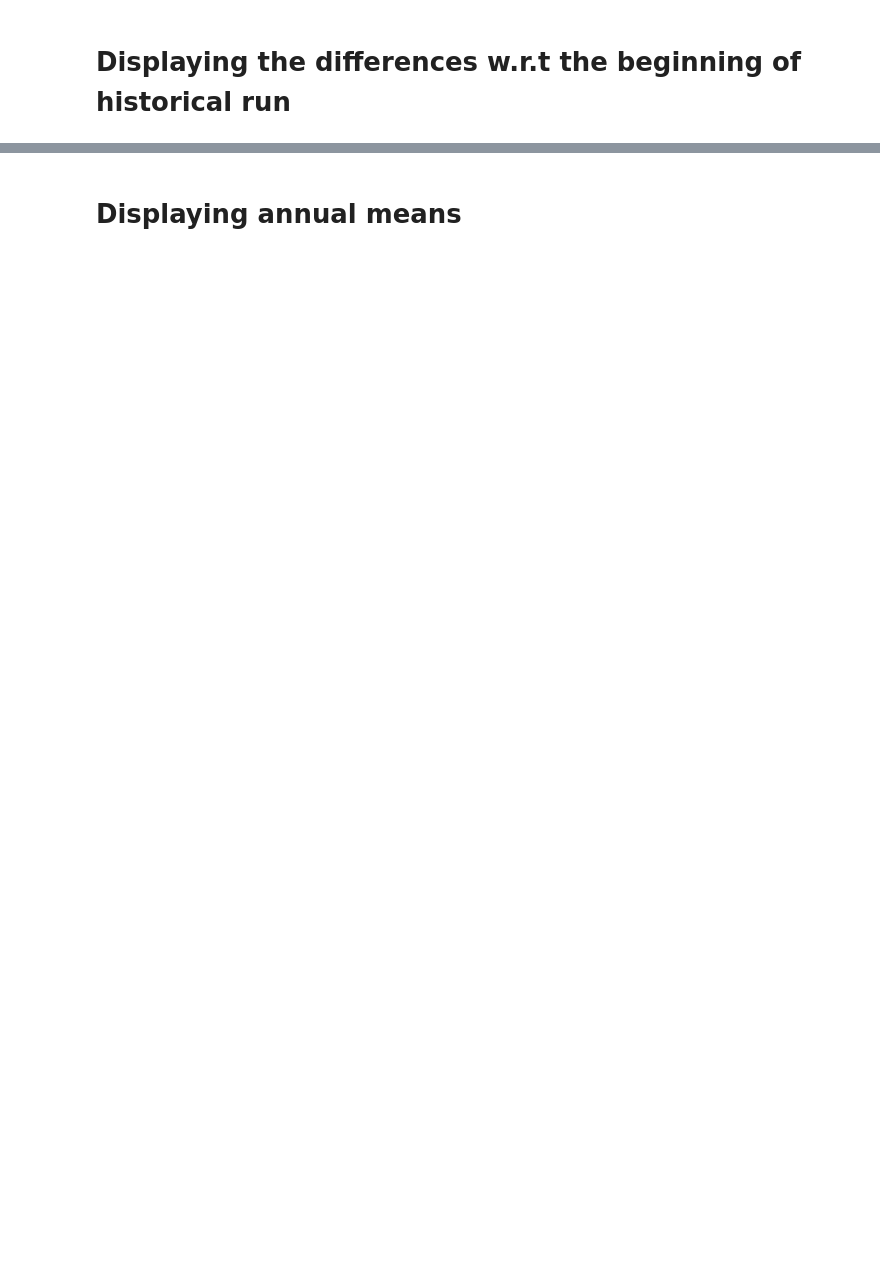
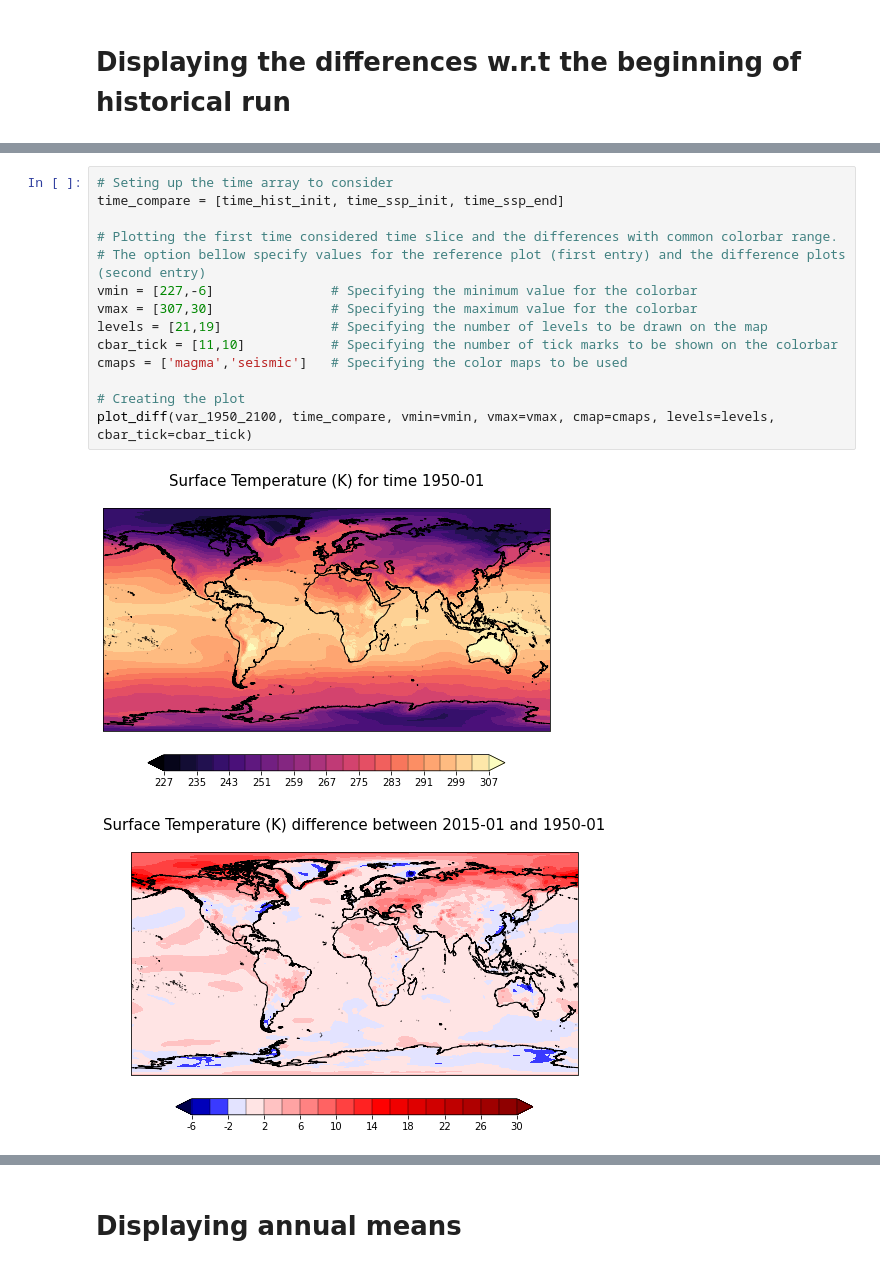
Before and after one commit to NCAR/ncarismipplots, a Jupyter notebook: notebooks/CESM_display_final.ipynb, the cells around one changed output, grey strips where cells are left out. Drawn from its saved outputs; the diff is of its cells as text; blank space fills up the shorter version.

```diff
--- a/notebooks/CESM_display_final.ipynb
+++ b/notebooks/CESM_display_final.ipynb
@@ -664,0 +703,17 @@ plot_diff(var_1950_2100, time_compare, vmin=vmin, vmax=vmax, cmap=cmaps, levels=
+# %%
+# Seting up the time array to consider
+time_compare = [time_hist_init, time_ssp_init, time_ssp_end]
+
+# Plotting the first time considered time slice and the differences with common colorbar range.
+# The option bellow specify values for the reference plot (first entry) and the difference plots (second entry)
+vmin = [227,-6]               # Specifying the minimum value for the colorbar
+vmax = [307,30]               # Specifying the maximum value for the colorbar
+levels = [21,19]              # Specifying the number of levels to be drawn on the map
+cbar_tick = [11,10]           # Specifying the number of tick marks to be shown on the colorbar
+cmaps = ['magma','seismic']   # Specifying the color maps to be used
+
+# Creating the plot
+plot_diff(var_1950_2100, time_compare, vmin=vmin, vmax=vmax, cmap=cmaps, levels=levels, cbar_tick=cbar_tick)
+# %% [output]
+[figure, added]
+[figure, added]
```
Also changed, not shown: parts of 9 cells of this notebook.
